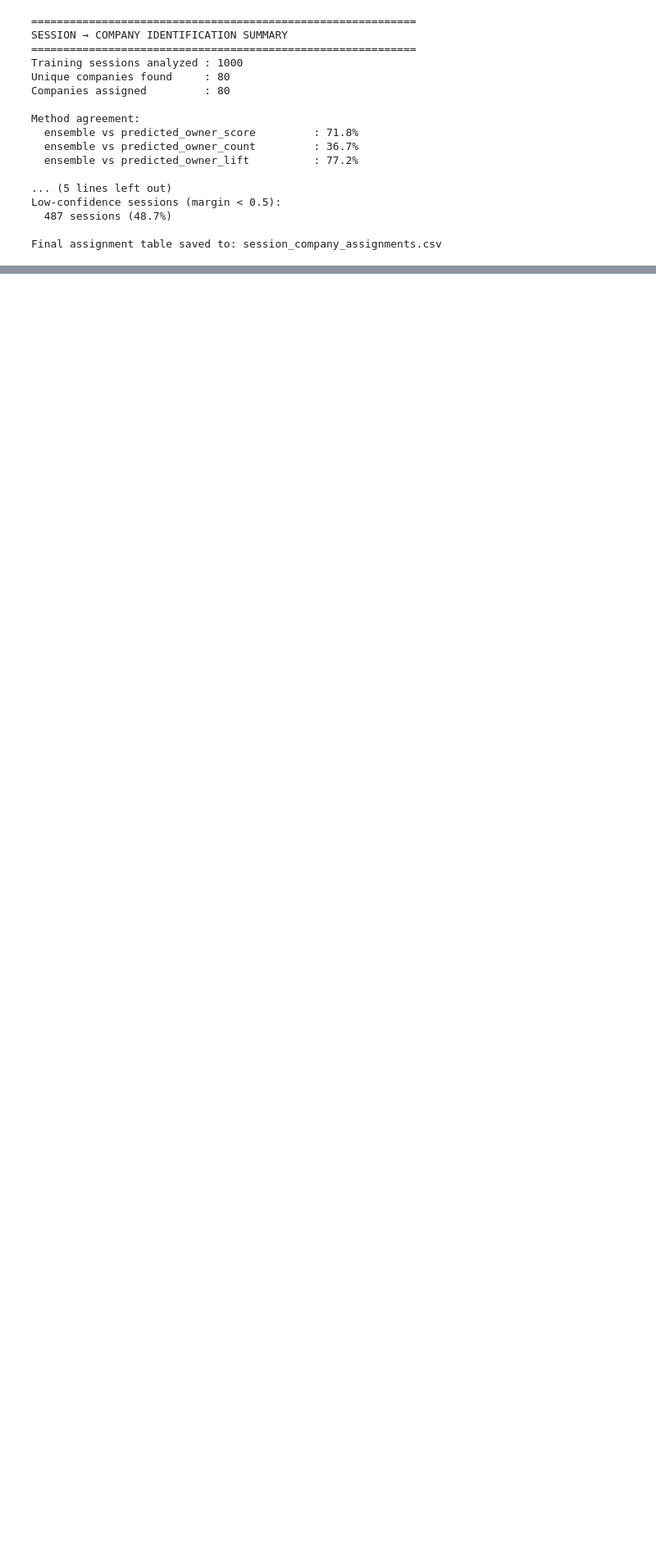
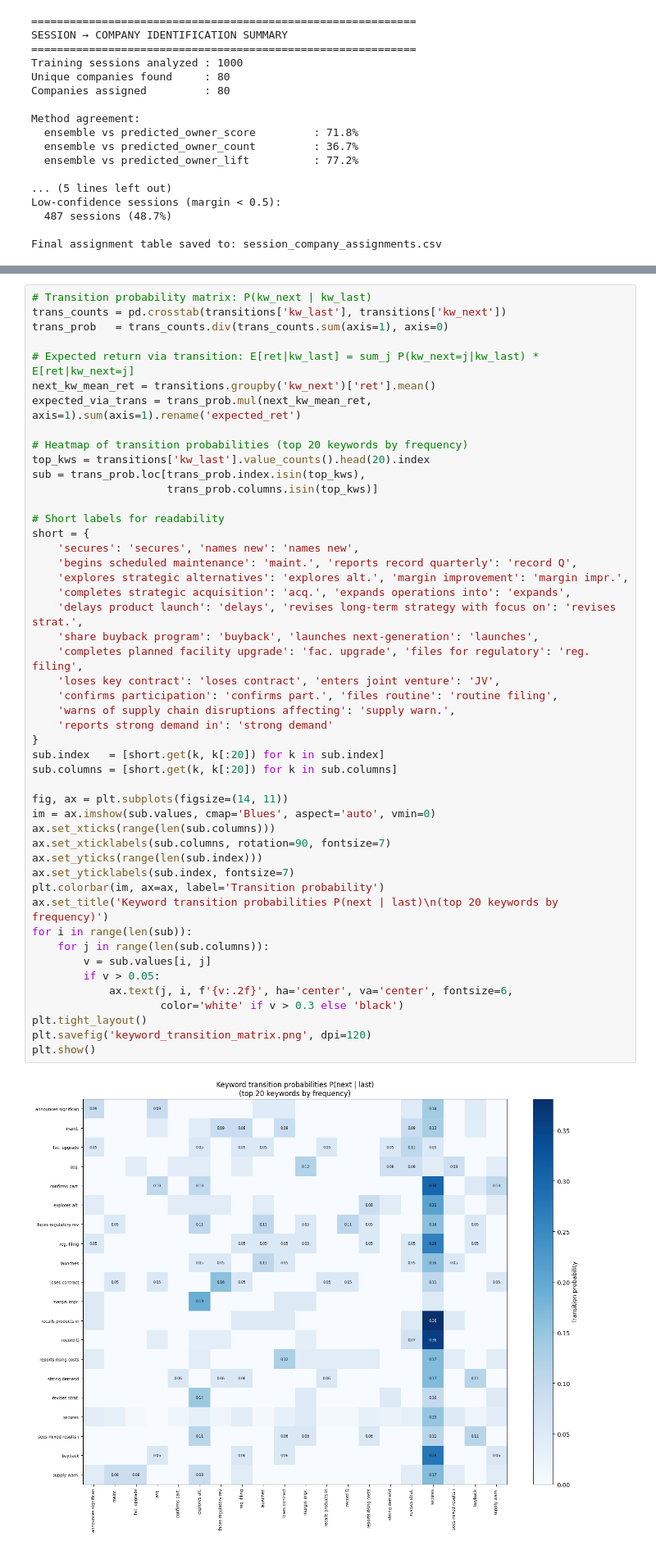
Before and after one commit to Sne4kers/hrt-datathon, a Jupyter notebook: igor/session_company_identification.ipynb, the cells around one changed output, grey strips where cells are left out. Shown at 82% size. Saved outputs shown, nothing was run; the diff lists cells and outputs as text; blank space fills up the shorter version.

```diff
--- a/igor/session_company_identification.ipynb
+++ b/igor/session_company_identification.ipynb
@@ -1192,0 +1421,50 @@ Final assignment table saved to: session_company_assignments.csv
+# %%
+# Transition probability matrix: P(kw_next | kw_last)
+trans_counts = pd.crosstab(transitions['kw_last'], transitions['kw_next'])
+trans_prob   = trans_counts.div(trans_counts.sum(axis=1), axis=0)
+
+# Expected return via transition: E[ret|kw_last] = sum_j P(kw_next=j|kw_last) * E[ret|kw_next=j]
+next_kw_mean_ret = transitions.groupby('kw_next')['ret'].mean()
+expected_via_trans = trans_prob.mul(next_kw_mean_ret, axis=1).sum(axis=1).rename('expected_ret')
+
+# Heatmap of transition probabilities (top 20 keywords by frequency)
+top_kws = transitions['kw_last'].value_counts().head(20).index
+sub = trans_prob.loc[trans_prob.index.isin(top_kws),
+                     trans_prob.columns.isin(top_kws)]
+
+# Short labels for readability
+short = {
+    'secures': 'secures', 'names new': 'names new',
+    'begins scheduled maintenance': 'maint.', 'reports record quarterly': 'record Q',
+    'explores strategic alternatives': 'explores alt.', 'margin improvement': 'margin impr.',
+    'completes strategic acquisition': 'acq.', 'expands operations into': 'expands',
+    'delays product launch': 'delays', 'revises long-term strategy with focus on': 'revises strat.',
+    'share buyback program': 'buyback', 'launches next-generation': 'launches',
+    'completes planned facility upgrade': 'fac. upgrade', 'files for regulatory': 'reg. filing',
+    'loses key contract': 'loses contract', 'enters joint venture': 'JV',
+    'confirms participation': 'confirms part.', 'files routine': 'routine filing',
+    'warns of supply chain disruptions affecting': 'supply warn.',
+    'reports strong demand in': 'strong demand'
+}
+sub.index   = [short.get(k, k[:20]) for k in sub.index]
+sub.columns = [short.get(k, k[:20]) for k in sub.columns]
+
+fig, ax = plt.subplots(figsize=(14, 11))
+im = ax.imshow(sub.values, cmap='Blues', aspect='auto', vmin=0)
+ax.set_xticks(range(len(sub.columns)))
+ax.set_xticklabels(sub.columns, rotation=90, fontsize=7)
+ax.set_yticks(range(len(sub.index)))
+ax.set_yticklabels(sub.index, fontsize=7)
+plt.colorbar(im, ax=ax, label='Transition probability')
+ax.set_title('Keyword transition probabilities P(next | last)\n(top 20 keywords by frequency)')
+for i in range(len(sub)):
+    for j in range(len(sub.columns)):
+        v = sub.values[i, j]
+        if v > 0.05:
+            ax.text(j, i, f'{v:.2f}', ha='center', va='center', fontsize=6,
+                    color='white' if v > 0.3 else 'black')
+plt.tight_layout()
+plt.savefig('keyword_transition_matrix.png', dpi=120)
+plt.show()
+# %% [output]
+[figure, added]
```
Also changed, not shown: parts of 24 cells of this notebook, 7 other files.
